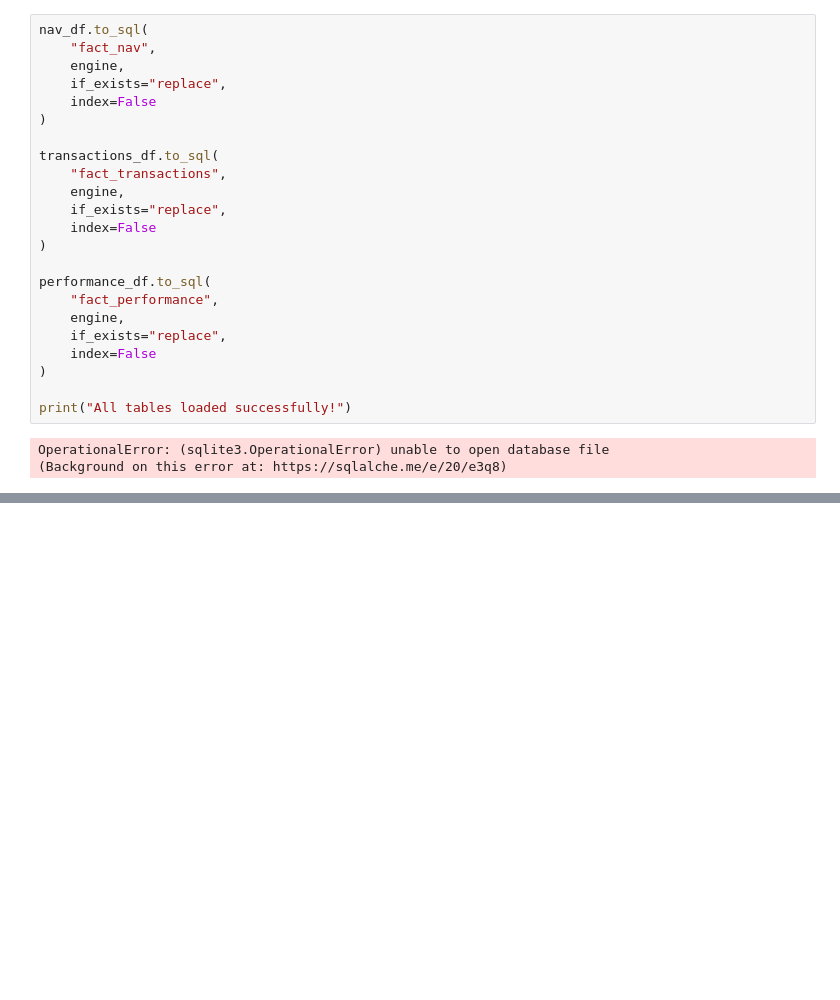
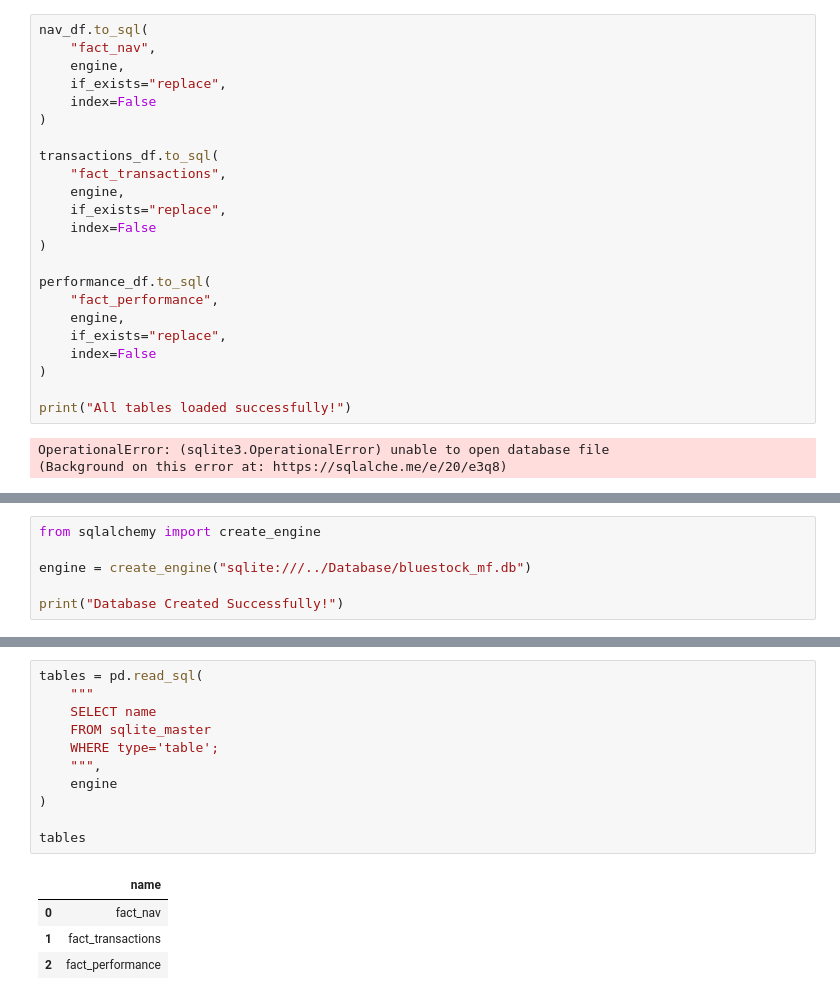
Before and after one commit to Yashvardhan9-alt/Mutual_Fund_Analytics, a Jupyter notebook: notebooks/03_sqlite_database.ipynb, the cells around one changed output, grey strips where cells are left out. Cells and saved outputs as stored; diff of their text form; blank space fills up the shorter version.

Commit message:
Complete data cleaning, SQLite database setup, and exploratory data analysis

```diff
--- a/notebooks/03_sqlite_database.ipynb
+++ b/notebooks/03_sqlite_database.ipynb
@@ -39,0 +54,6 @@ OperationalError: (sqlite3.OperationalError) unable to open database file
+# %%
+from sqlalchemy import create_engine
+
+engine = create_engine("sqlite:///../Database/bluestock_mf.db")
+
+print("Database Created Successfully!")
@@ -39,0 +87,16 @@ OperationalError: (sqlite3.OperationalError) unable to open database file
+# %%
+tables = pd.read_sql(
+    """
+    SELECT name
+    FROM sqlite_master
+    WHERE type='table';
+    """,
+    engine
+)
+
+tables
+# %% [output]
+|  | name |
+| 0 | fact_nav |
+| 1 | fact_transactions |
+| 2 | fact_performance |
```
Also changed, not shown: parts of 5 cells of this notebook, 11 other files.
